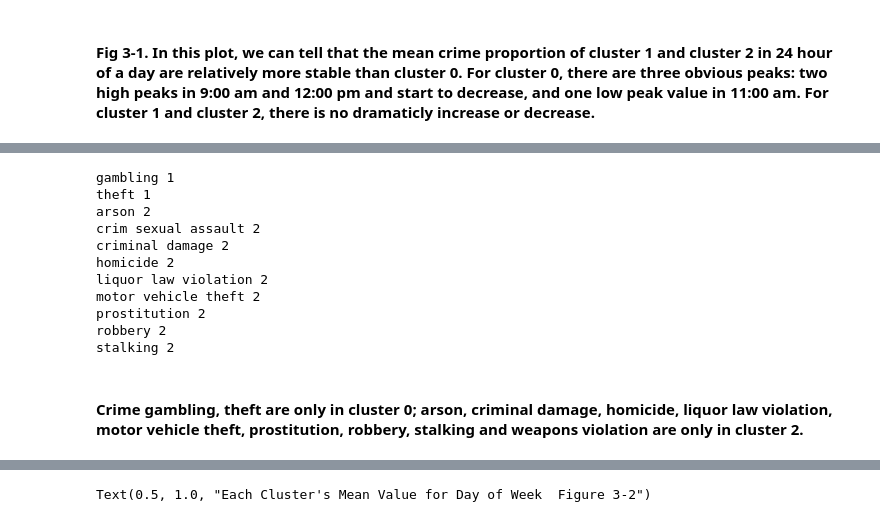
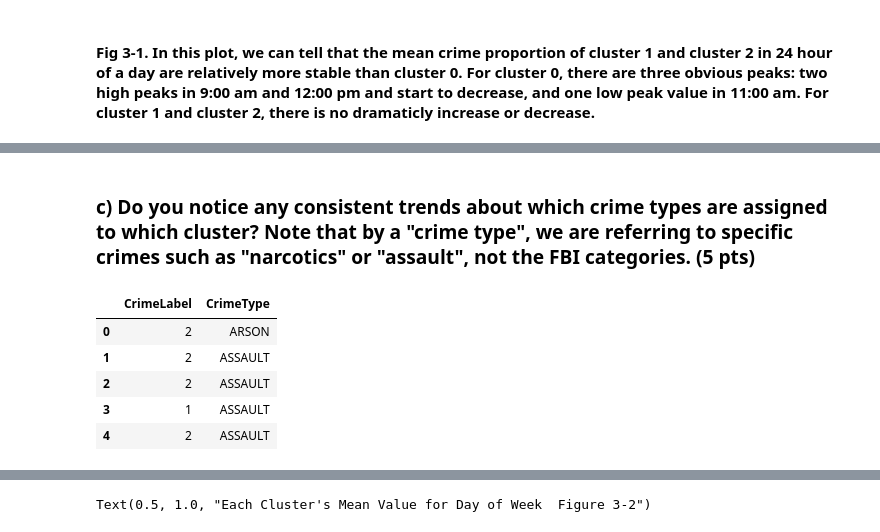
Before and after one commit to Mingyi1995/machine_learning_for_cities, a Jupyter notebook: HW3/MLC HW 3.ipynb, the cells around one changed output, grey strips where cells are left out. Cells and saved outputs as stored; diff of their text form; code cells hidden in the pictures.

```diff
--- a/HW3/MLC HW 3.ipynb
+++ b/HW3/MLC HW 3.ipynb
@@ -232,21 +210,14 @@ Crime type in cluster 2
-# %%
-for i in range(0,3):
-    a = [0,1,2]
-    a.remove(i)
-    for crime in globals()['Cluster_%s'%i]:
-        if crime not in globals()['Cluster_%s'%(a[0])] and crime not in globals()['Cluster_%s'%(a[1])]:
-            print(crime, i)
-# %% [output]
-gambling 1
-theft 1
-arson 2
-crim sexual assault 2
-criminal damage 2
-homicide 2
-liquor law violation 2
-motor vehicle theft 2
-prostitution 2
-robbery 2
-stalking 2
-# %% [markdown]
-#### Crime gambling,  theft are only in cluster 0; arson, criminal damage, homicide, liquor law violation, motor vehicle theft, prostitution, robbery, stalking and weapons violation are only in cluster 2.
+# %% [markdown]
+### c) Do you notice any consistent trends about which crime types are assigned to which cluster? Note that by a "crime type", we are referring to specific crimes such as "narcotics" or "assault", not the FBI categories. (5 pts)
+# %%
+CrimeTypeCluster = data3[['crime_type','CrimeLabel']]
+CrimeTypeCluster['CrimeType'] = CrimeTypeCluster.apply(lambda x:x['crime_type'].split(':')[0],axis=1)
+del CrimeTypeCluster['crime_type']
+CrimeTypeCluster.head()
+# %% [output]
+|  | CrimeLabel | CrimeType |
+| 0 | 2 | ARSON |
+| 1 | 2 | ASSAULT |
+| 2 | 2 | ASSAULT |
+| 3 | 1 | ASSAULT |
+| 4 | 2 | ASSAULT |
```
Also changed, not shown: parts of 38 cells of this notebook.
